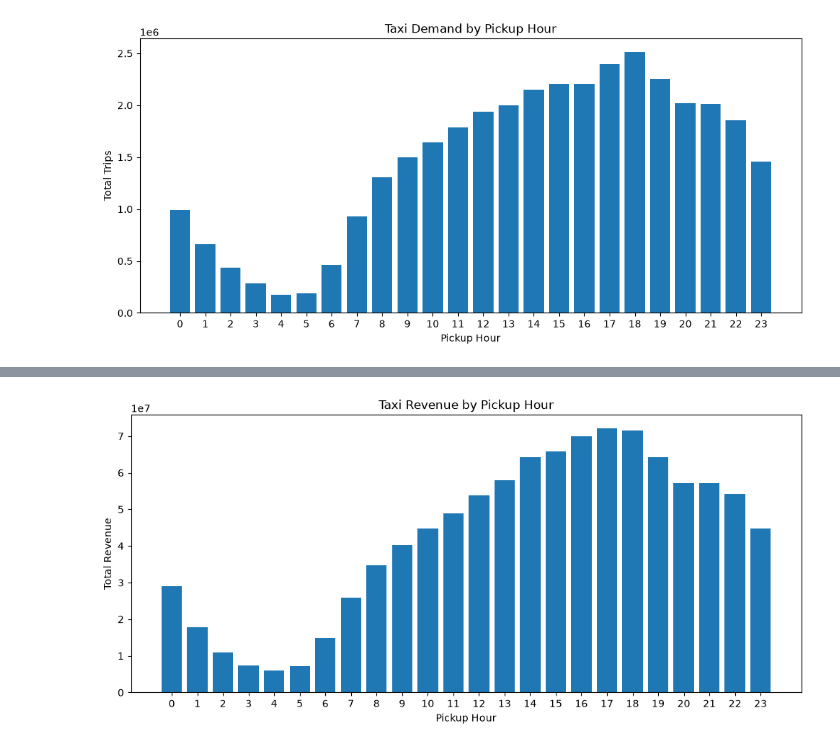
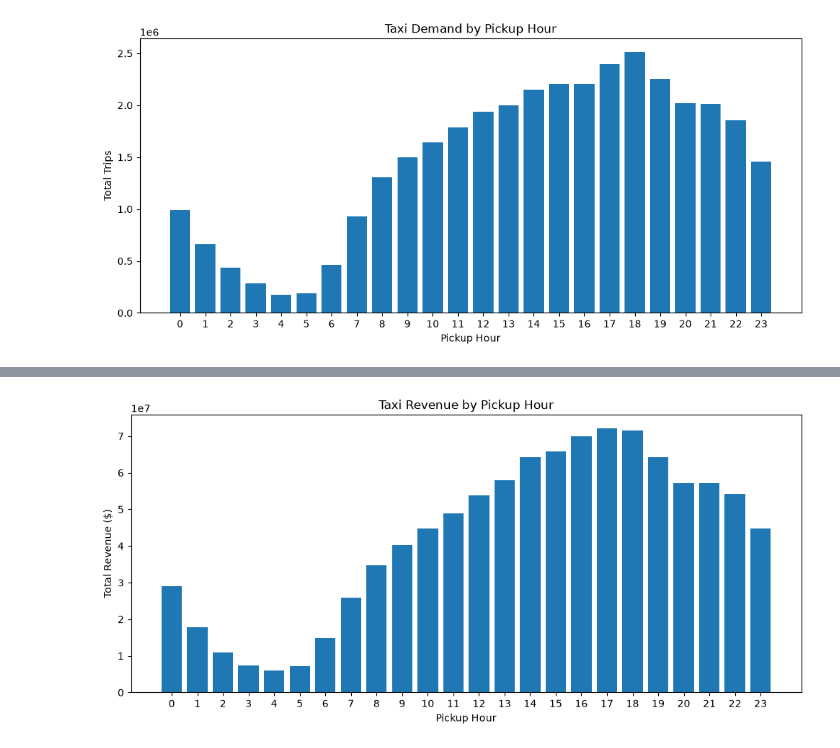
Before and after one commit to sidiqqm/nyc-taxi-trips, a Jupyter notebook: notebooks/01_python_eda.ipynb, the cells around one changed output, grey strips where cells are left out. Cells and saved outputs as stored; diff of their text form; code cells hidden in the pictures.

```diff
--- a/notebooks/01_python_eda.ipynb
+++ b/notebooks/01_python_eda.ipynb
@@ -183,10 +253,10 @@ plt.show()
 # %%
 plt.figure(figsize=(12, 5))
 plt.bar(df_peak_hour["pickup_hour"], df_peak_hour["total_revenue"])
 plt.title("Taxi Revenue by Pickup Hour")
 plt.xlabel("Pickup Hour")
-plt.ylabel("Total Revenue")
+plt.ylabel("Total Revenue ($)")
 plt.xticks(range(0, 24))
 plt.show()
 # %% [output]
-[figure, old version]
+[figure, new version]
```
Also changed, not shown: parts of 18 cells of this notebook.
